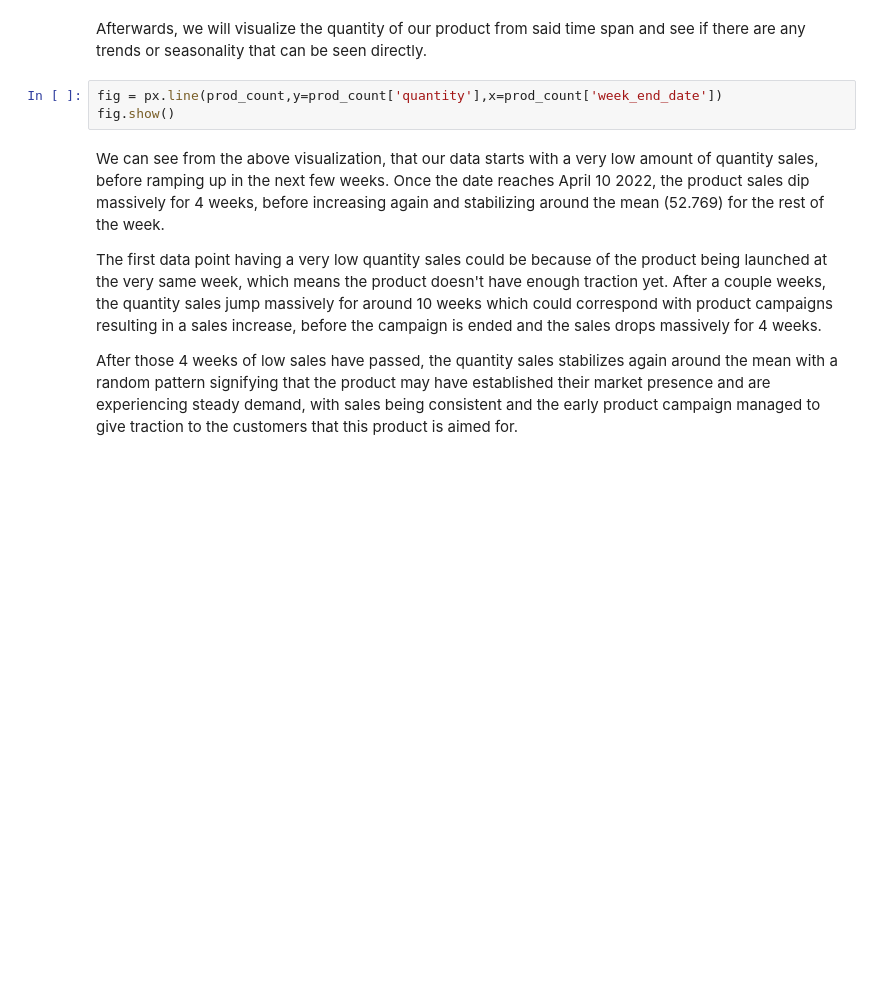
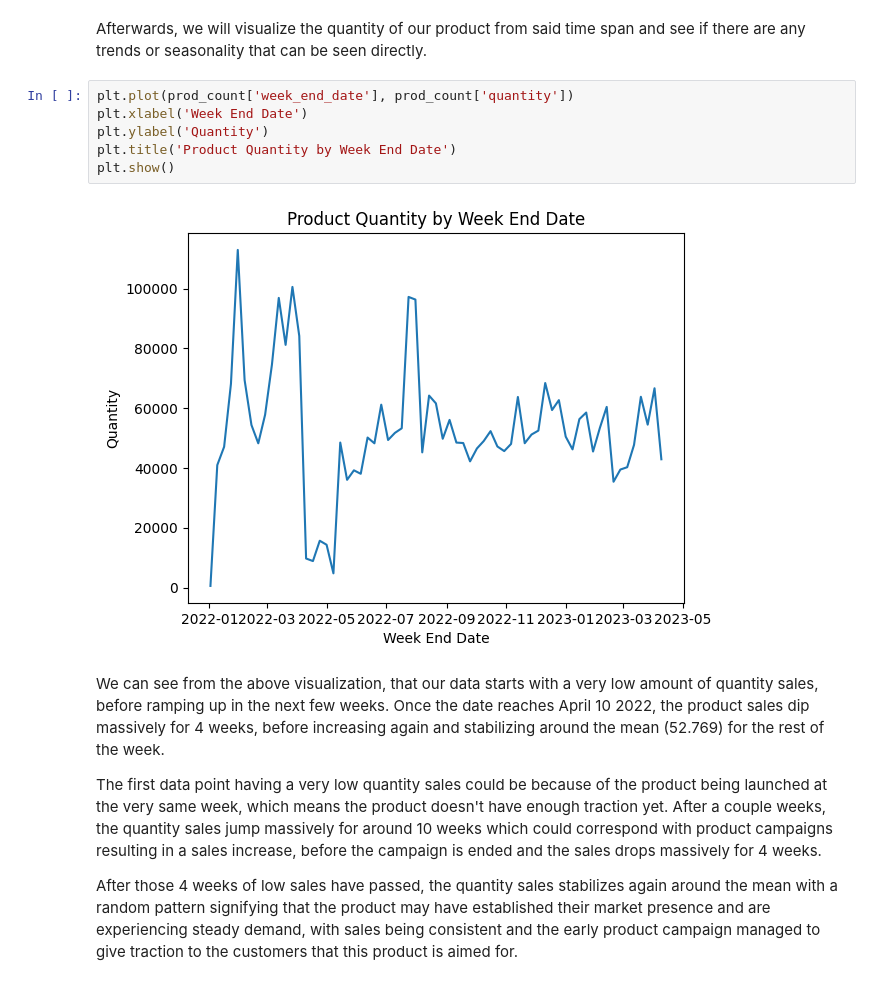
Before and after one commit to yogasta/Sales-Forecast-With-Multiple-Models, a Jupyter notebook: Final_Project_Prayoga_Agusto_Haradi.ipynb, the cells around one changed output. Cells and saved outputs as stored; diff of their text form; blank space fills up the shorter version.

```diff
--- a/Final_Project_Prayoga_Agusto_Haradi.ipynb
+++ b/Final_Project_Prayoga_Agusto_Haradi.ipynb
@@ -164,9 +163,14 @@ We can see that our data spans 67 week, starting from 2 January 2022 all the way
 #### Trend Line Visualization
 # %% [markdown]
 Afterwards, we will visualize the quantity of our product from said time span and see if there are any trends or seasonality that can be seen directly.
-# %%
-fig = px.line(prod_count,y=prod_count['quantity'],x=prod_count['week_end_date'])
-fig.show()
+# %%
+plt.plot(prod_count['week_end_date'], prod_count['quantity'])
+plt.xlabel('Week End Date')
+plt.ylabel('Quantity')
+plt.title('Product Quantity by Week End Date')
+plt.show()
+# %% [output]
+[figure, added]
 # %% [markdown]
 We can see from the above visualization, that our data starts with a very low amount of quantity sales, before ramping up in the next few weeks. Once the date reaches April 10 2022, the product sales dip massively for 4 weeks, before increasing again and stabilizing around the mean (52.769) for the rest of the week.
 
```
Also changed, not shown: parts of 5 cells of this notebook.
